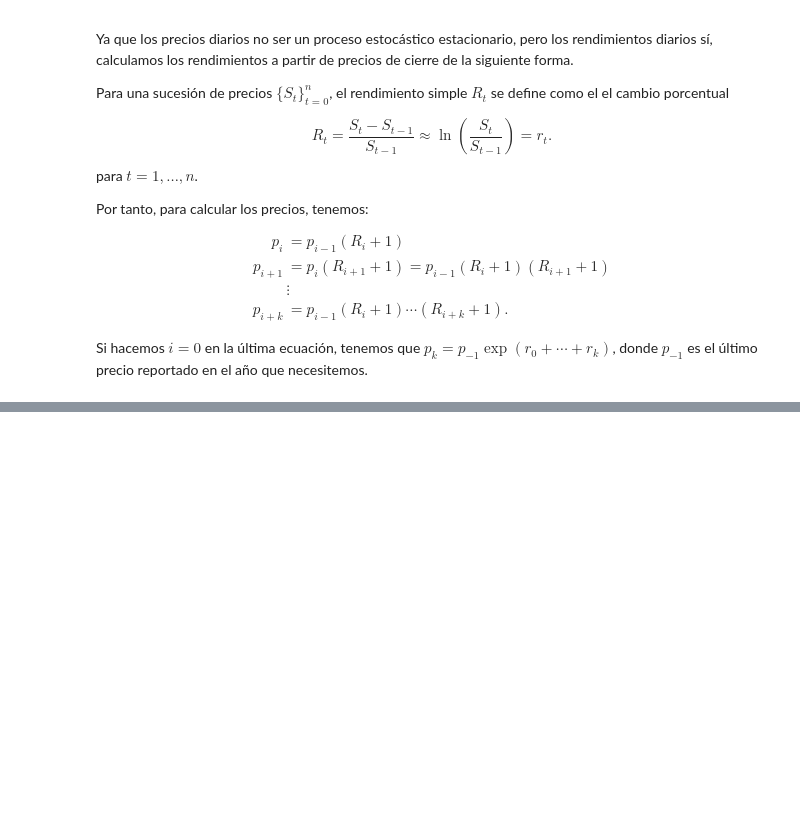
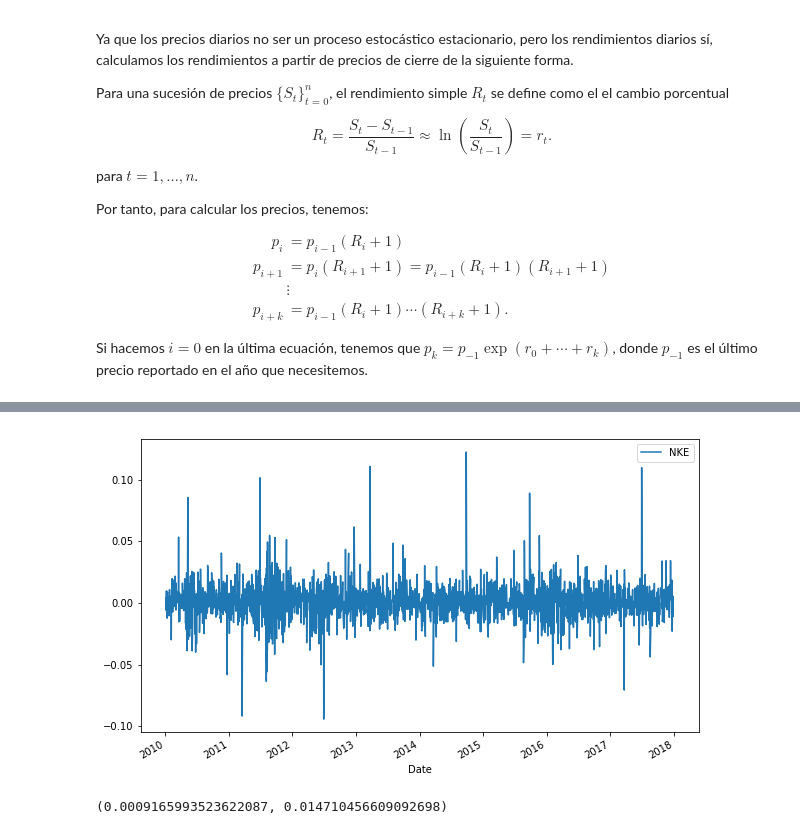
Before and after one commit to labv98/Proyecto-3, a Jupyter notebook: ProyectoModulo3_FrancoJE_FigueroaAR_BarraganVL.ipynb, the cells around one changed output, grey strips where cells are left out. Saved outputs shown, nothing was run; the diff lists cells and outputs as text; code cells hidden in the pictures; blank space fills up the shorter version.

```diff
--- a/ProyectoModulo3_FrancoJE_FigueroaAR_BarraganVL.ipynb
+++ b/ProyectoModulo3_FrancoJE_FigueroaAR_BarraganVL.ipynb
@@ -63,0 +102,12 @@ Si hacemos $i=0$ en la última ecuación, tenemos que $p_{k}=p_{-1}\exp(r_0+\cdo
+# %%
+# Calcular rendimientos diarios y graficarlos
+ret = closes.pct_change().dropna()
+ret.plot(figsize=(10,6));
+# %% [output]
+[figure, added]
+# %%
+# Calculamos media y desviación estándar
+mu, std = ret.mean().NKE, ret.std().NKE
+mu, std
+# %% [output]
+(0.0009165993523622087, 0.014710456609092698)
```
Also changed, not shown: parts of 14 cells of this notebook.
